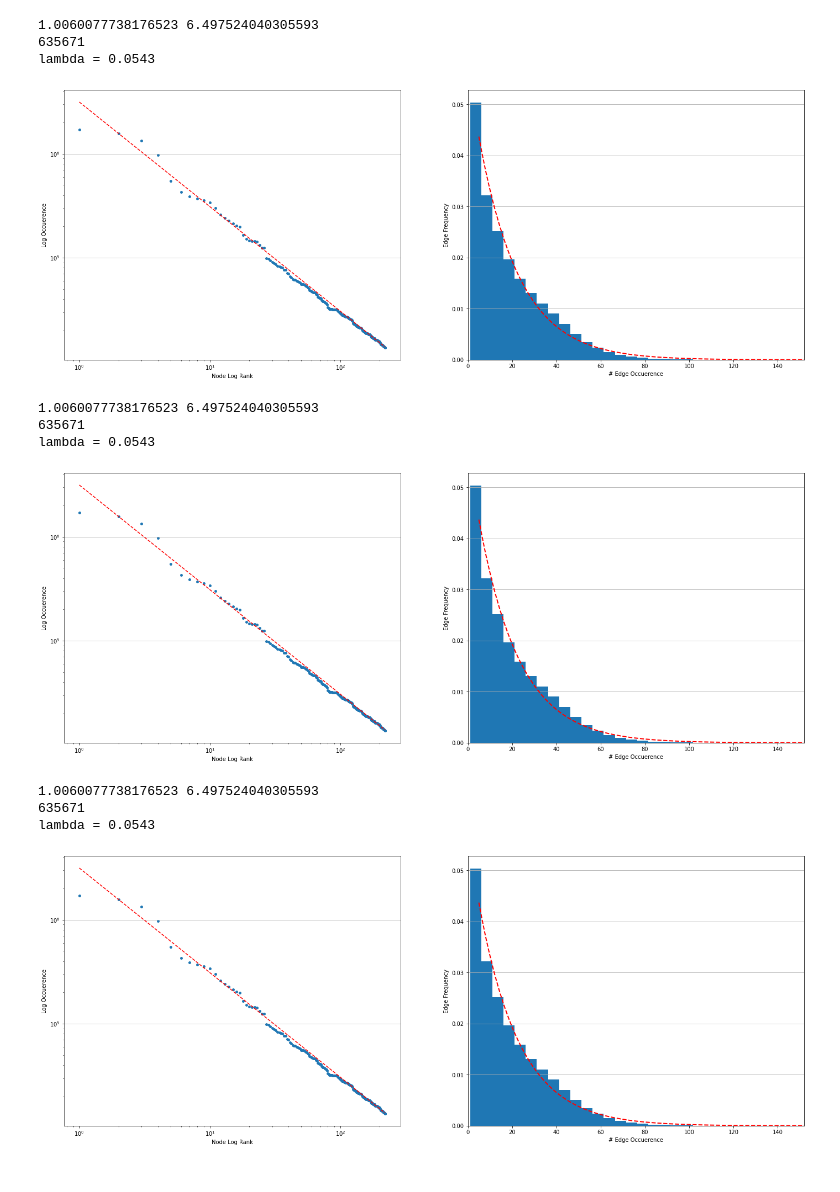
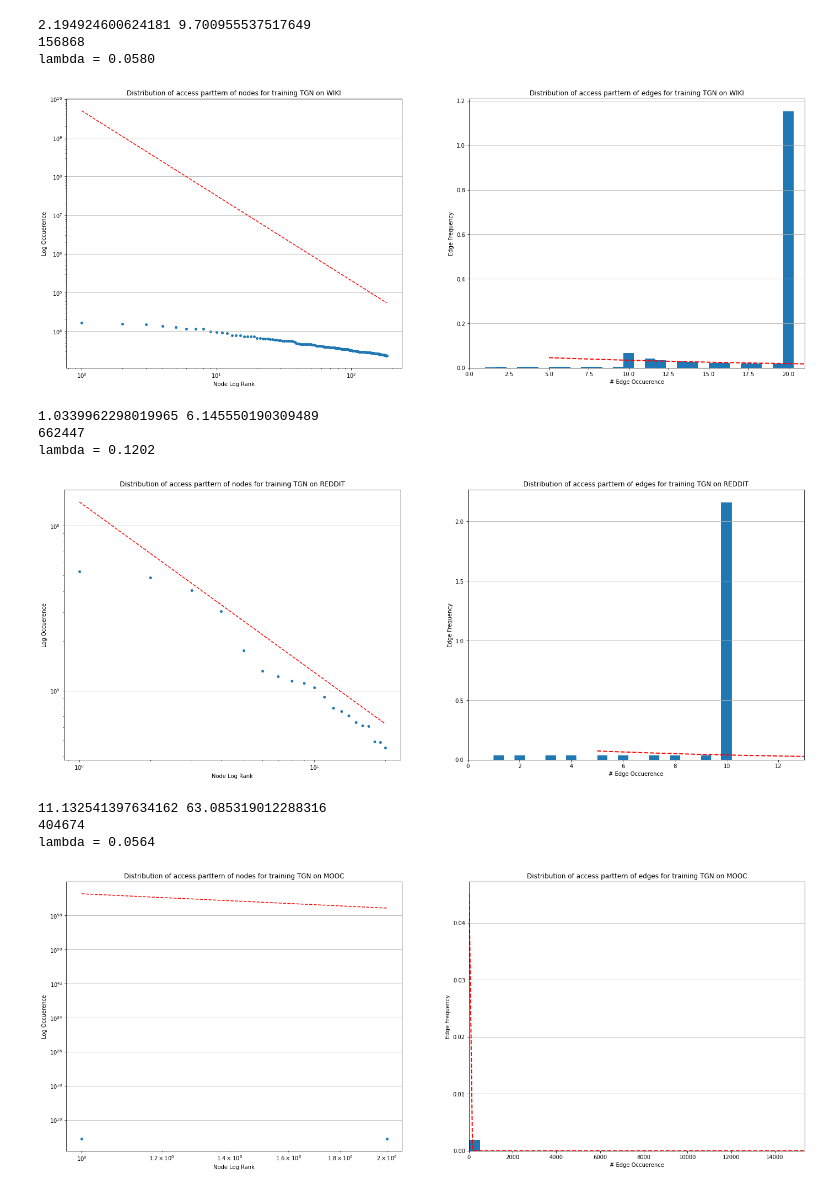
Before and after one commit to jasperzhong/GNNFlow, a Jupyter notebook: benchmarks/show_plots.ipynb, the cells around one changed output. Cells and saved outputs as stored; diff of their text form; code cells hidden in the pictures.

```diff
--- a/benchmarks/show_plots.ipynb
+++ b/benchmarks/show_plots.ipynb
@@ -15,9 +15,9 @@ param_space = itertools.product(
     models, datasets)
 
 for param in param_space:
-    with open("node_to_cnt.pickle".format(*param), 'rb') as f:
+    with open("{}_{}_node_to_cnt.pickle".format(*param), 'rb') as f:
         node_to_cnt = pickle.load(f)
-    with open("edge_to_cnt.pickle".format(*param), 'rb') as f:
+    with open("{}_{}_edge_to_cnt.pickle".format(*param), 'rb') as f:
         edge_to_cnt = pickle.load(f)
 
     def log_rank_freq(d, ax, type):
@@ -38,43 +38,44 @@ for param in param_space:
 
         x = np.logspace(np.log10(ranks[0]), np.log10(ranks[-1]), num=len(ranks))
         y = C * x**(-alpha)
         ax.loglog(x, y, linestyle='--', color='r')
         ax.grid(axis='y')
         ax.set_xlabel("Node Log Rank")
         ax.set_ylabel("Log Occuerence")
-        ax.set_title("{} on {}")
+        ax.set_title("Distribution of access parttern of nodes for training {} on {}".format(*param))
 
     def hist(d, ax, type):
         data = list(d.values())
         print(len(data))
         ax.hist(data, bins=30, density=True)
         ax.set_xlabel('# {} Occuerence'.format(type))
         ax.set_ylabel('{} Frequency'.format(type))
         ax.set_xlim((0, max(data)))
         ax.grid(axis='y')
 
         # 拟合指数分布
         loc, scale = expon.fit(data)
         pdf = expon.pdf(np.linspace(5, max(data), 100), loc, scale)
         ax.plot(np.linspace(5, max(data), 100), pdf, 'r--', linewidth=2)
         print("lambda = {:.4f}".format(1/scale))
+        ax.set_title("Distribution of access parttern of edges for training {} on {}".format(*param))
 
     fig, (ax1, ax2) = plt.subplots(1, 2)
     fig.set_size_inches(24, 9)
     log_rank_freq(node_to_cnt, ax1, 'Node')
     hist(edge_to_cnt, ax2, 'Edge')
 
     plt.show()
 # %% [output]
-1.0060077738176523 6.497524040305593
-635671
-lambda = 0.0543
+2.194924600624181 9.700955537517649
+156868
+lambda = 0.0580
-[figure, old version]
+[figure, new version]
-1.0060077738176523 6.497524040305593
-635671
-lambda = 0.0543
+1.0339962298019965 6.145550190309489
+662447
+lambda = 0.1202
-[figure, old version]
+[figure, new version]
-1.0060077738176523 6.497524040305593
-635671
-lambda = 0.0543
+11.132541397634162 63.085319012288316
+404674
+lambda = 0.0564
-[figure, old version]
+[figure, new version]
```
Also changed, not shown: parts of 1 cell of this notebook, 2 other files.
